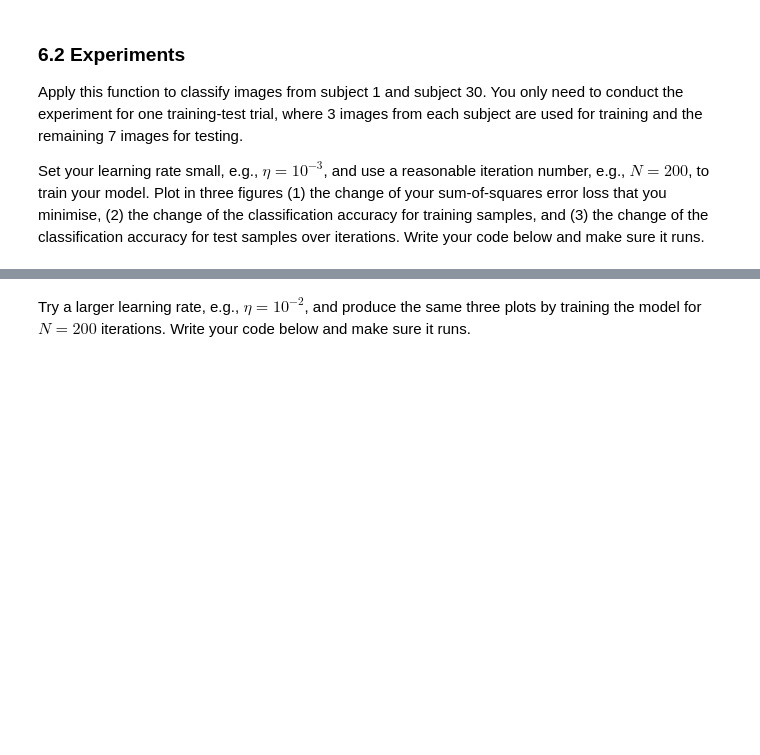
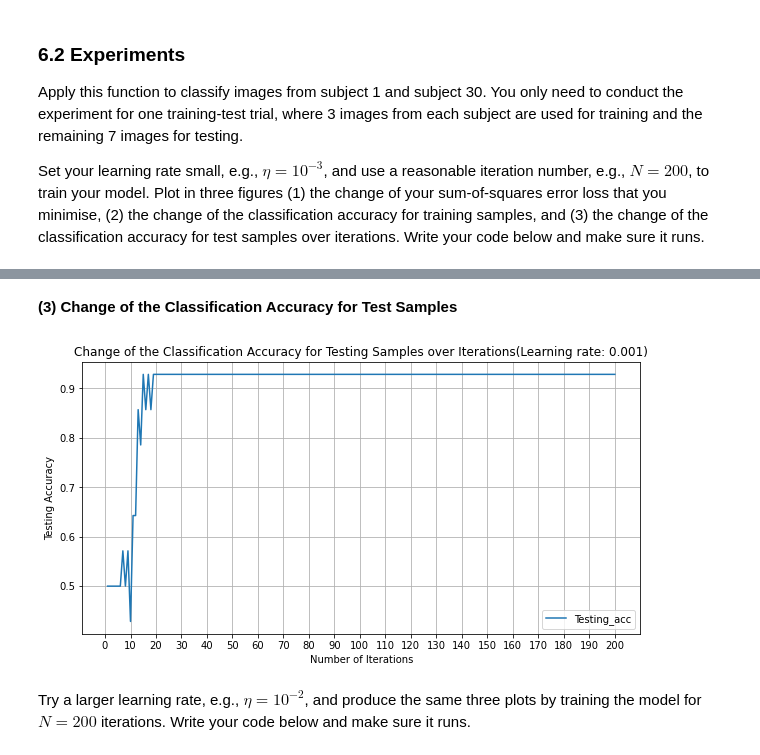
Before and after one commit to ZyWang7/Face-Recognition, a Jupyter notebook: 24112-Lab2-S-Practice2.ipynb, the cells around one changed output, grey strips where cells are left out. Drawn from its saved outputs; the diff is of its cells as text; code cells hidden in the pictures; blank space fills up the shorter version.

```diff
--- a/24112-Lab2-S-Practice2.ipynb
+++ b/24112-Lab2-S-Practice2.ipynb
@@ -442,3 +533,11 @@ Set your learning rate small, e.g., $\eta=10^{-3}$, and use a reasonable iterati
+# %% [markdown]
+**(3) Change of the Classification Accuracy for Test Samples**
+# %%
+# get list of accuracies for testing samples
+test_accuracy = acc(N, w_all, te_1_30_data, te_1_30_label)
+draw_acc(test_accuracy, "Testing", 0.001)
+# %% [output]
+[figure, added]
 # %% [markdown]
 Try a larger learning rate, e.g., $\eta=10^{-2}$, and produce the same three plots by training the model for $N=200$ iterations. Write your code below and make sure it runs.
 # %%
```
Also changed, not shown: parts of 19 cells of this notebook.
